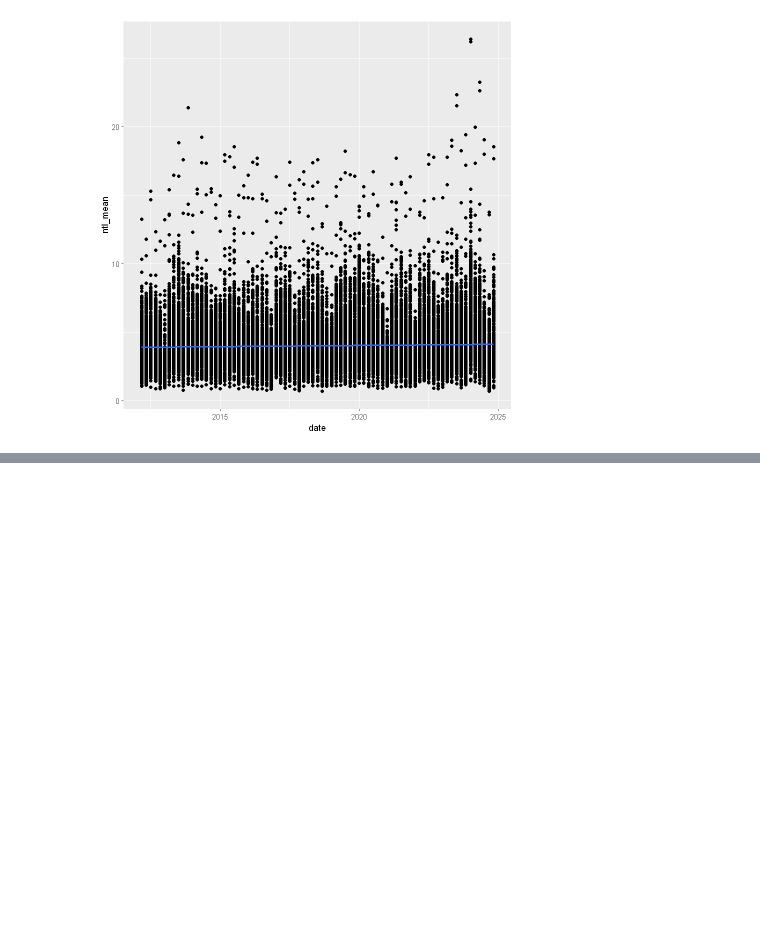
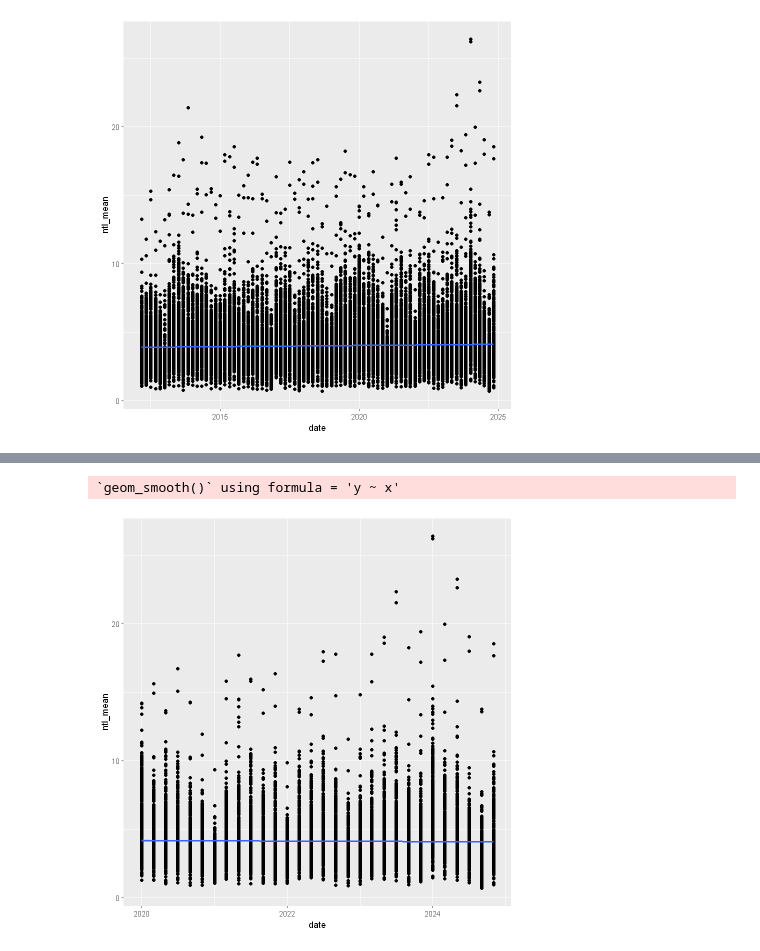
Before and after one commit to Irene-Berezin/econ_398_project, a Jupyter notebook: project_workbook.ipynb, the cells around one changed output, grey strips where cells are left out. Cells and saved outputs as stored; diff of their text form; code cells hidden in the pictures; blank space fills up the shorter version.

Commit message:
Crime data update

```diff
--- a/project_workbook.ipynb
+++ b/project_workbook.ipynb
@@ -152,0 +153,4 @@ F-statistic: 5.819 on 1 and 76268 DF,  p-value: 0.01586
+# %%
+post_2019_data <- lum_data|>
+    filter(date >= "2019-12-01")|>
+    glimpse()
@@ -152,0 +169,5 @@ F-statistic: 5.819 on 1 and 76268 DF,  p-value: 0.01586
+# %%
+ggplot(post_2019_data, aes(x = date, y = ntl_mean)) + geom_point() + geom_smooth(method='lm')
+# %% [output]
+`geom_smooth()` using formula = 'y ~ x'
+[figure, added]
```
Also changed, not shown: parts of 6 cells of this notebook, 3 other files.
